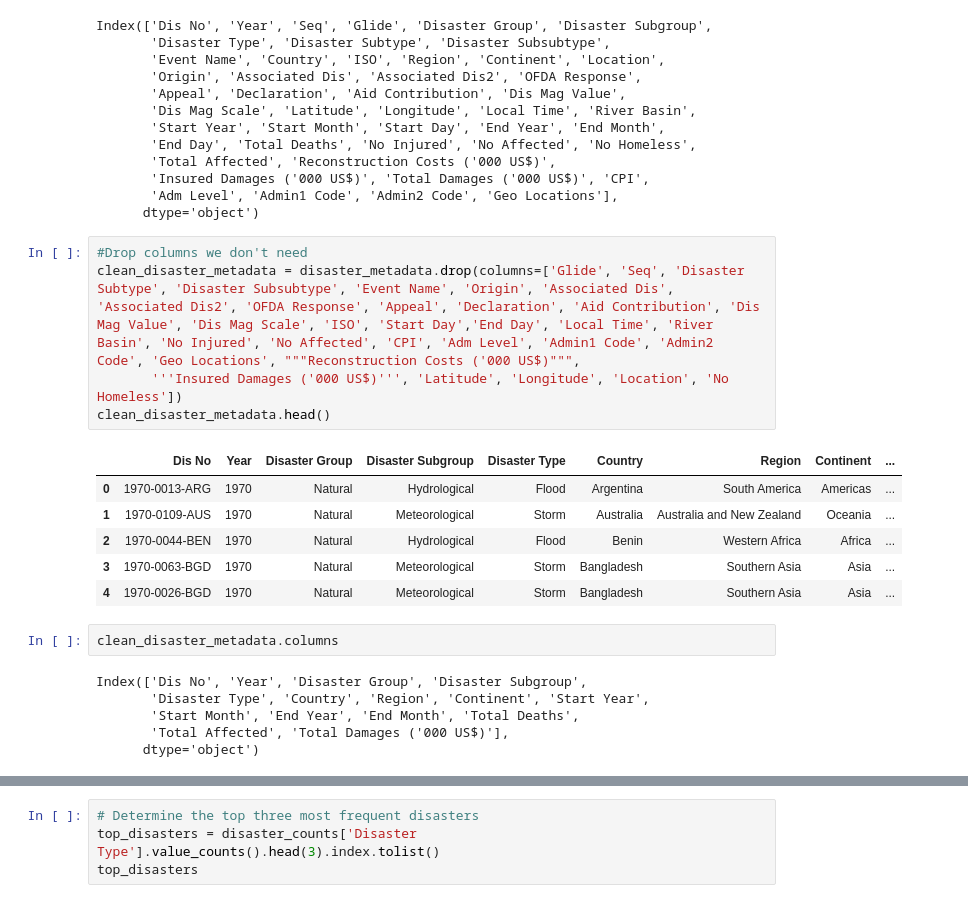
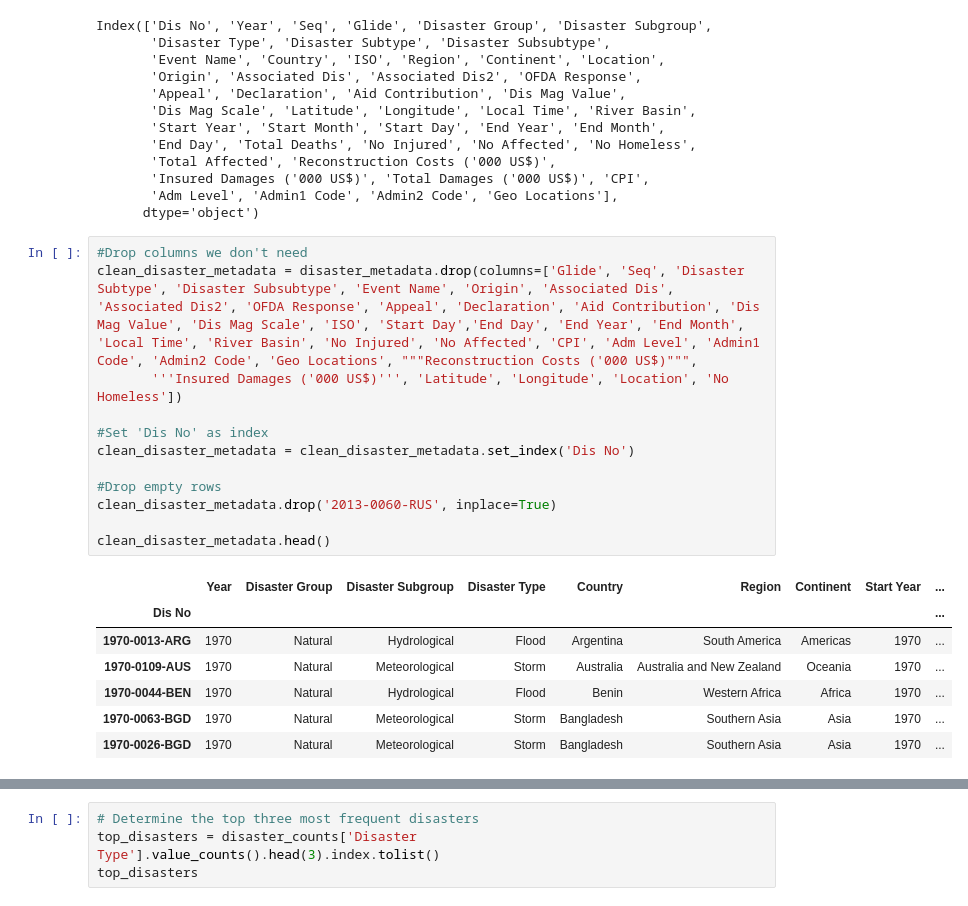
Before and after one commit to SaraJZ95/Global_Natural_Disasters-Analysis-Project-, a Jupyter notebook: main.ipynb, the cells around one changed output, grey strips where cells are left out. Cells and saved outputs as stored; diff of their text form.

```diff
--- a/main.ipynb
+++ b/main.ipynb
@@ -51,21 +48,21 @@ Index(['Dis No', 'Year', 'Seq', 'Glide', 'Disaster Group', 'Disaster Subgroup',
       dtype='object')
 # %%
 #Drop columns we don't need
-clean_disaster_metadata = disaster_metadata.drop(columns=['Glide', 'Seq', 'Disaster Subtype', 'Disaster Subsubtype', 'Event Name', 'Origin', 'Associated Dis', 'Associated Dis2', 'OFDA Response', 'Appeal', 'Declaration', 'Aid Contribution', 'Dis Mag Value', 'Dis Mag Scale', 'ISO', 'Start Day','End Day', 'Local Time', 'River Basin', 'No Injured', 'No Affected', 'CPI', 'Adm Level', 'Admin1 Code', 'Admin2 Code', 'Geo Locations', """Reconstruction Costs ('000 US$)""",
+clean_disaster_metadata = disaster_metadata.drop(columns=['Glide', 'Seq', 'Disaster Subtype', 'Disaster Subsubtype', 'Event Name', 'Origin', 'Associated Dis', 'Associated Dis2', 'OFDA Response', 'Appeal', 'Declaration', 'Aid Contribution', 'Dis Mag Value', 'Dis Mag Scale', 'ISO', 'Start Day','End Day', 'End Year', 'End Month', 'Local Time', 'River Basin', 'No Injured', 'No Affected', 'CPI', 'Adm Level', 'Admin1 Code', 'Admin2 Code', 'Geo Locations', """Reconstruction Costs ('000 US$)""",
        '''Insured Damages ('000 US$)''', 'Latitude', 'Longitude', 'Location', 'No Homeless'])
+
+#Set 'Dis No' as index
+clean_disaster_metadata = clean_disaster_metadata.set_index('Dis No')
+
+#Drop empty rows
+clean_disaster_metadata.drop('2013-0060-RUS', inplace=True)
+
 clean_disaster_metadata.head()
 # %% [output]
-|  | Dis No | Year | Disaster Group | Disaster Subgroup | Disaster Type | Country | Region | Continent | ... |
-| 0 | 1970-0013-ARG | 1970 | Natural | Hydrological | Flood | Argentina | South America | Americas | ... |
-| 1 | 1970-0109-AUS | 1970 | Natural | Meteorological | Storm | Australia | Australia and New Zealand | Oceania | ... |
-| 2 | 1970-0044-BEN | 1970 | Natural | Hydrological | Flood | Benin | Western Africa | Africa | ... |
-| 3 | 1970-0063-BGD | 1970 | Natural | Meteorological | Storm | Bangladesh | Southern Asia | Asia | ... |
-| 4 | 1970-0026-BGD | 1970 | Natural | Meteorological | Storm | Bangladesh | Southern Asia | Asia | ... |
+|  | Year | Disaster Group | Disaster Subgroup | Disaster Type | Country | Region | Continent | Start Year | ... |
+| Dis No |  |  |  |  |  |  |  |  | ... |
+| 1970-0013-ARG | 1970 | Natural | Hydrological | Flood | Argentina | South America | Americas | 1970 | ... |
+| 1970-0109-AUS | 1970 | Natural | Meteorological | Storm | Australia | Australia and New Zealand | Oceania | 1970 | ... |
+| 1970-0044-BEN | 1970 | Natural | Hydrological | Flood | Benin | Western Africa | Africa | 1970 | ... |
+| 1970-0063-BGD | 1970 | Natural | Meteorological | Storm | Bangladesh | Southern Asia | Asia | 1970 | ... |
+| 1970-0026-BGD | 1970 | Natural | Meteorological | Storm | Bangladesh | Southern Asia | Asia | 1970 | ... |
-# %%
-clean_disaster_metadata.columns
-# %% [output]
-Index(['Dis No', 'Year', 'Disaster Group', 'Disaster Subgroup',
-       'Disaster Type', 'Country', 'Region', 'Continent', 'Start Year',
-       'Start Month', 'End Year', 'End Month', 'Total Deaths',
-       'Total Affected', 'Total Damages ('000 US$)'],
-      dtype='object')
```
Also changed, not shown: parts of 12 cells of this notebook.
